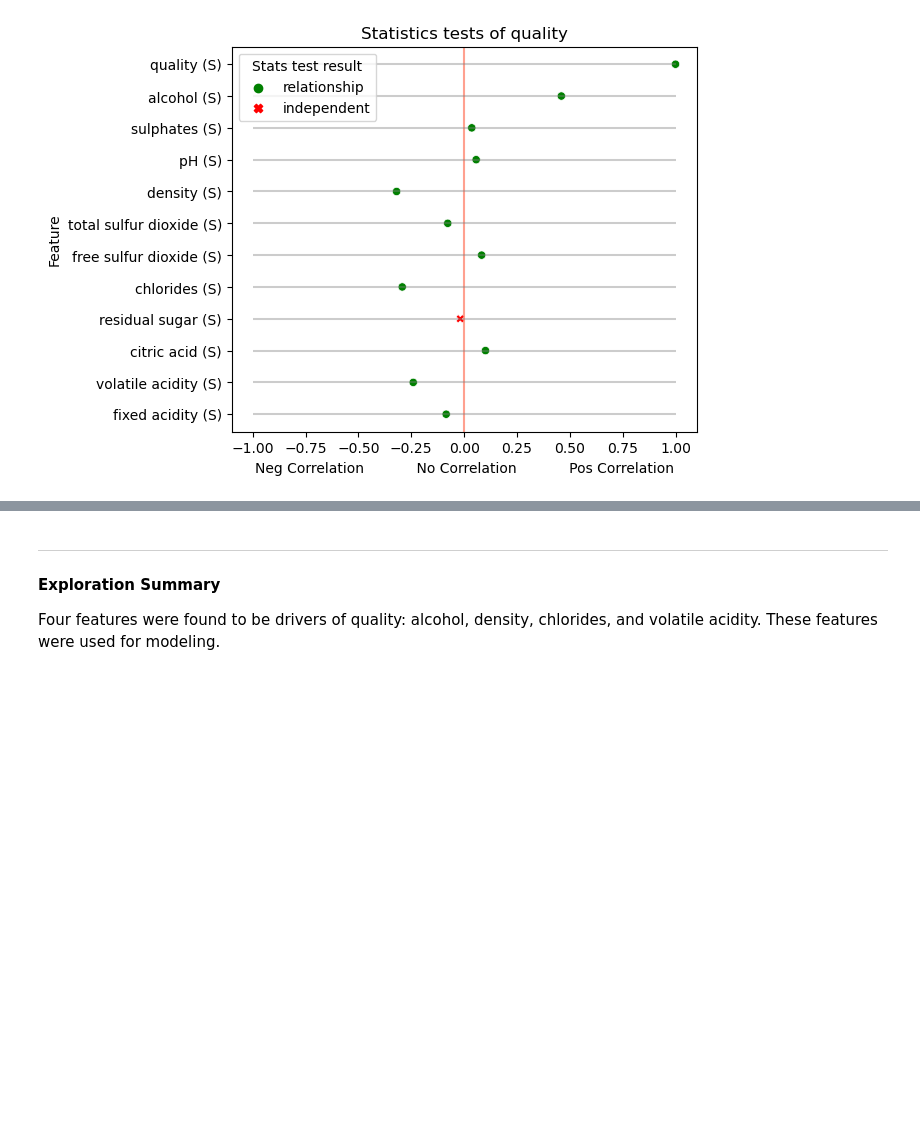
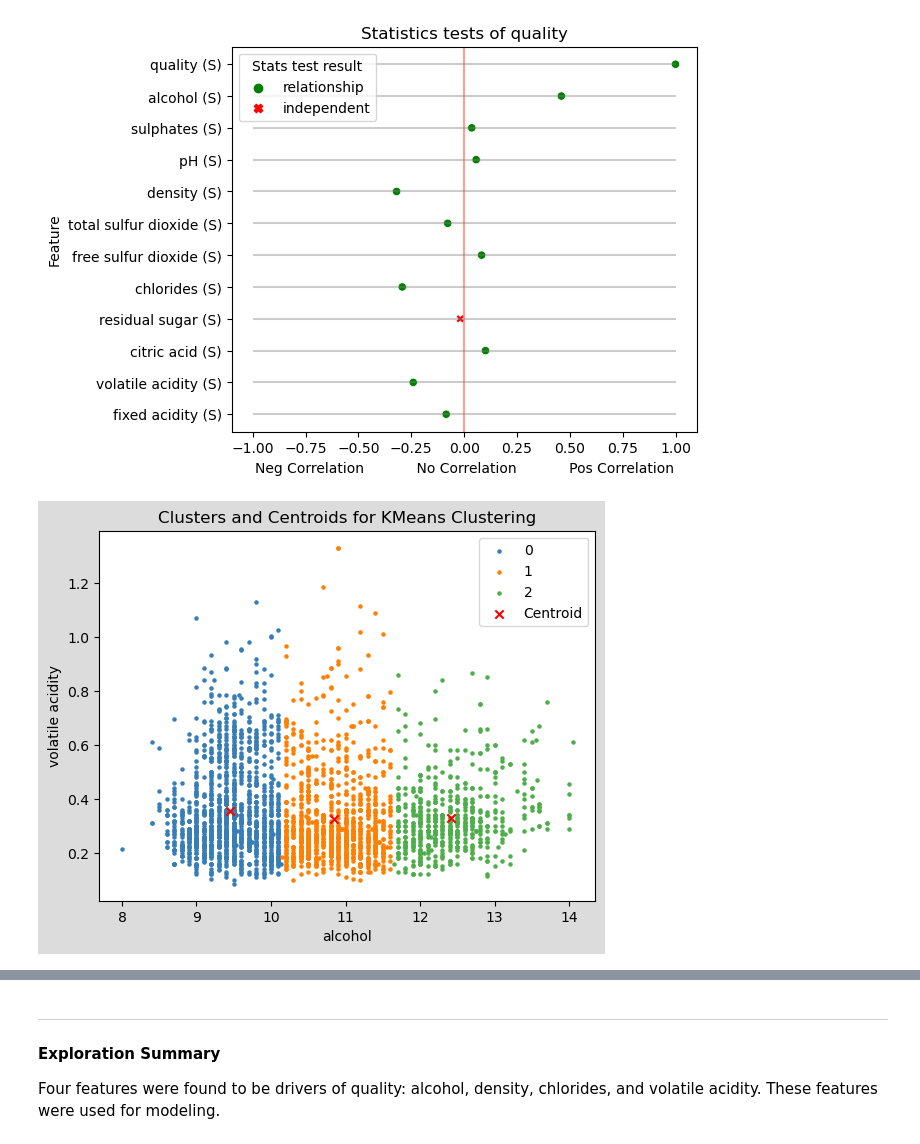
Before and after one commit to pour-choices/wine_clustering_project, a Jupyter notebook: blind_tastings.ipynb, the cells around one changed output, grey strips where cells are left out. Cells and saved outputs as stored; diff of their text form; code cells hidden in the pictures; blank space fills up the shorter version.

```diff
--- a/blind_tastings.ipynb
+++ b/blind_tastings.ipynb
@@ -41,0 +48,6 @@ e.correlation_test(train, 'quality')
+# %%
+#calling function from explore module
+
+e.display_clusters(train, ['alcohol' , 'volatile acidity'])
+# %% [output]
+[figure, added]
```
Also changed, not shown: parts of 13 cells of this notebook.
